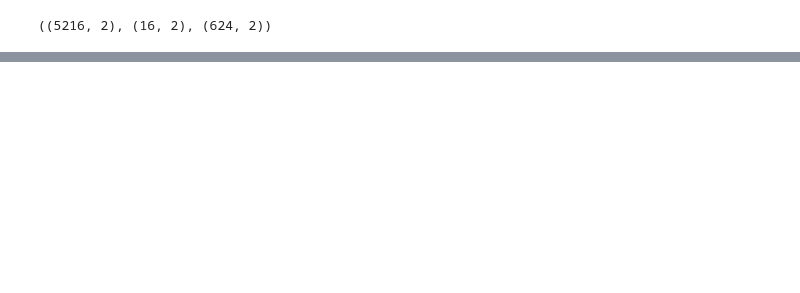
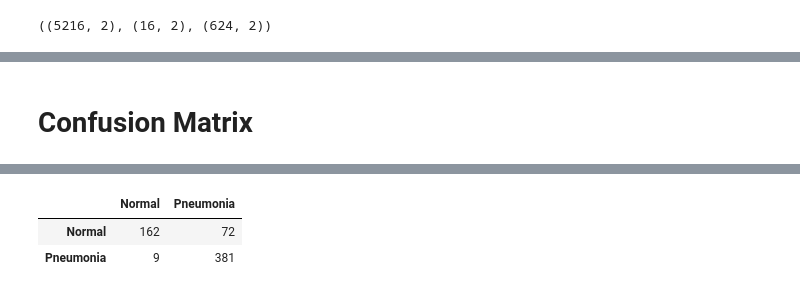
Before and after one commit to serener91/X_Ray_Pneumonia_Detection, a Jupyter notebook: X_Ray_Pneumonia_VGG19.ipynb, the cells around one changed output, grey strips where cells are left out. Saved outputs shown, nothing was run; the diff lists cells and outputs as text; code cells hidden in the pictures; blank space fills up the shorter version.

```diff
--- a/X_Ray_Pneumonia_VGG19.ipynb
+++ b/X_Ray_Pneumonia_VGG19.ipynb
@@ -334,0 +233,4 @@ Error: command buffer exited with error status.
+# %%
+pre_trained_vgg = VGG19(weights='imagenet', include_top=False, input_shape=(224, 224, 3))
+pre_trained_vgg.trainable = False
+pre_trained_vgg.summary()
@@ -334,0 +257,12 @@ Error: command buffer exited with error status.
+# %%
+custom_model = Sequential()
+
+custom_model.add(pre_trained_vgg)
+
+custom_model.add(Flatten())
+custom_model.add(Dense(4096, activation='relu'))
+custom_model.add(Dense(2048, activation='relu'))
+custom_model.add(Dense(1024, activation='relu'))
+custom_model.add(Dense(2, activation='softmax'))
+
+custom_model.summary()
@@ -334,0 +290,18 @@ Error: command buffer exited with error status.
+# %%
+checkpoint = ModelCheckpoint(filepath='pretrained_VGG_weight.h5',
+            monitor='val_loss',
+            mode='min',
+            save_best_only=True)
+
+custom_model.compile(loss='categorical_crossentropy',
+                     optimizer='adam',
+                     metrics=['accuracy'])
+
+early_stopping_cb = EarlyStopping(patience=2, monitor='val_loss')
+
+history = custom_model.fit(X_train_norm, y_train_oh,
+          batch_size=128,
+          epochs=5,
+          validation_split=0.2,
+          callbacks=[early_stopping_cb, checkpoint],
+          verbose = 1)
@@ -334,0 +350,8 @@ Error: command buffer exited with error status.
+# %% [markdown]
+# Confusion Matrix
+# %%
+predictions = custom_model.predict(X_test_norm)
+
+cm = confusion_matrix(y_test, np.argmax(predictions, axis=1))
+pd.DataFrame(cm, index = ['Normal','Pneumonia'] , columns = ['Normal','Pneumonia'])
+# %% [output]
@@ -334,0 +359,3 @@ Error: command buffer exited with error status.
+|  | Normal | Pneumonia |
+| Normal | 162 | 72 |
+| Pneumonia | 9 | 381 |
```
Also changed, not shown: parts of 38 cells of this notebook, 1 other file.
